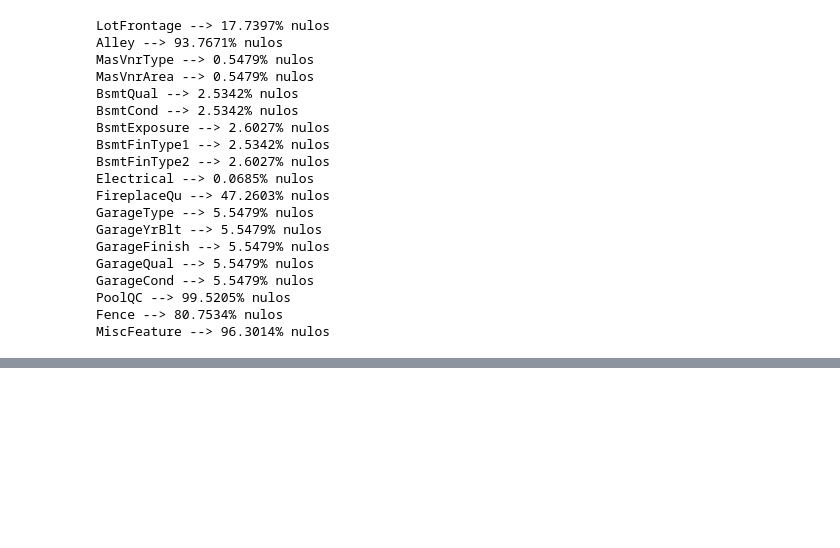
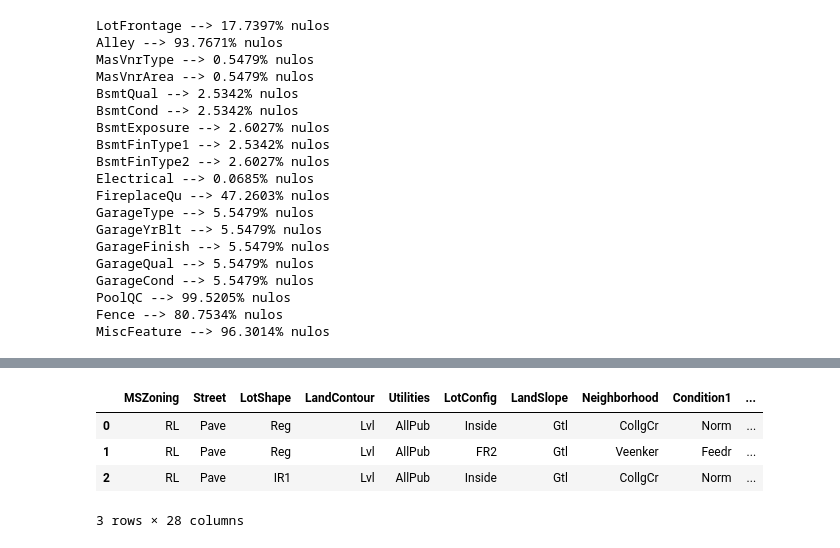
Before and after one commit to YuriSilv/price_house-analise, a Jupyter notebook: analise.ipynb, the cells around one changed output, grey strips where cells are left out. Drawn from its saved outputs; the diff is of its cells as text; code cells hidden in the pictures; blank space fills up the shorter version.

```diff
--- a/analise.ipynb
+++ b/analise.ipynb
@@ -66,4 +66,4 @@ MiscFeature --> 96.3014% nulos
 #incialmente essa coluna será dropada. Outra opção seria estimar o dado através de casas com caracteristicas próximas
 # %%
 df_copy = df.drop(['LotFrontage'], axis=1).copy()
-df_copy.dropna(subset=['Electrical'])
+df_copy.dropna(subset=['Electrical'], inplace=True)
@@ -97,8 +82,10 @@ Alley_to_numeric = {'Alley': {math.nan:0, 'Grvl':1, 'Pave':2}}
 # %%
-df_copy['MiscFeature'] = df['MiscFeature'].map(lambda x: 0 if x==None else 1)
-df_copy['GarageType'] = df['GarageType'].map(lambda x: 0 if math.isnan() else (2 if x=='2Types' else 1))
-df_copy['GarageYrBlt'] = df['GarageYrBlt'].map(lambda x: 0 if x==math.nan else x)
-df_copy['MasVnrArea'] = df['MasVnrArea'].map(lambda x: 0 if x==math.nan else x)
+df_copy['MiscFeature'] = df['MiscFeature'].map(lambda x: 1 if (x=='Elev' or x=='Gar2' or x=='Othr' or x=='Shed' or x=='TenC') else 0)
+df_copy['GarageType'] = df['GarageType'].map(lambda x: 1 if (x=='2Types' or x=='Attchd' or x=='Basment' or x=='BuiltIn' or x=='CarPort') else 0)
+df_copy['GarageYrBlt'] = df['GarageYrBlt'].map(lambda x: 1 if x>0 else 0)
+df_copy['MasVnrArea'] = df['MasVnrArea'].map(lambda x: 1 if x>0 else 0)
+df_copy['Alley'] = df_copy['Alley'].map(lambda x: 2 if x=='Pave' else (1 if x=='Grvl' else 0))
+df_copy['MasVnrType'] = df['MasVnrType'].map(lambda x: 1 if (x=='BrkCmn' or x=='BrkFace' or x=='CBlock' or x=='Stone') else 0)
 df_copy.replace(PoolQC_to_numeric, inplace=True)
 df_copy.replace(Fence_to_numeric, inplace=True)
 df_copy.replace(GarageCond_to_numeric, inplace=True)
@@ -126,0 +104,6 @@ TypeError: ufunc 'isnan' not supported for the input types, and the inputs could
+# %%
+from sklearn.compose import make_column_selector as selector
+
+categorical_columns_selector = selector(dtype_include=object)
+categorical_columns = categorical_columns_selector(df_copy)
+categorical_columns
@@ -126,0 +128,9 @@ TypeError: ufunc 'isnan' not supported for the input types, and the inputs could
+# %%
+df_categorical = df_copy[categorical_columns]
+df_categorical.head(3)
+# %% [output]
+|  | MSZoning | Street | LotShape | LandContour | Utilities | LotConfig | LandSlope | Neighborhood | Condition1 | ... |
+| 0 | RL | Pave | Reg | Lvl | AllPub | Inside | Gtl | CollgCr | Norm | ... |
+| 1 | RL | Pave | Reg | Lvl | AllPub | FR2 | Gtl | Veenker | Feedr | ... |
+| 2 | RL | Pave | IR1 | Lvl | AllPub | Inside | Gtl | CollgCr | Norm | ... |
+3 rows × 28 columns
```
Also changed, not shown: parts of 21 cells of this notebook.
